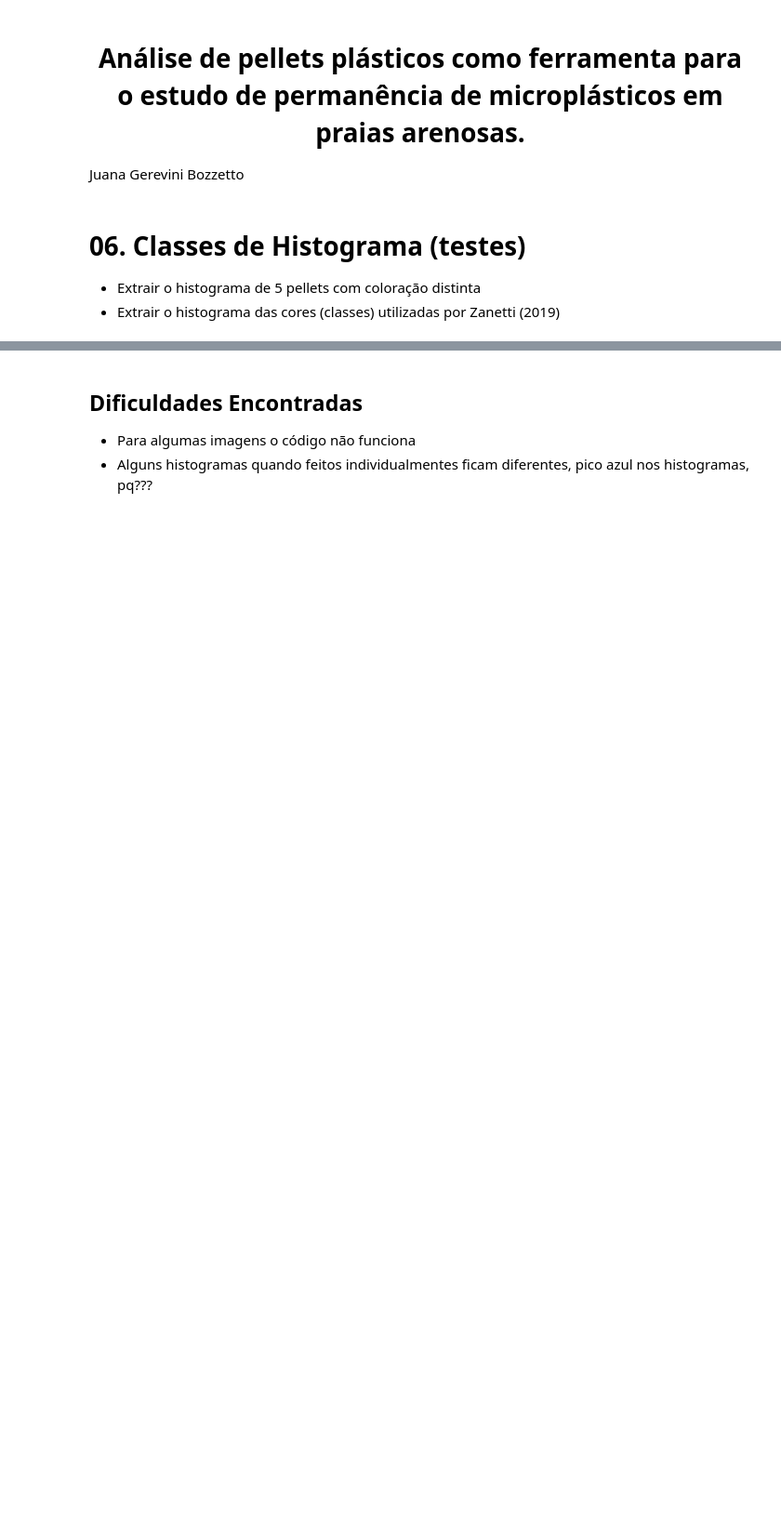
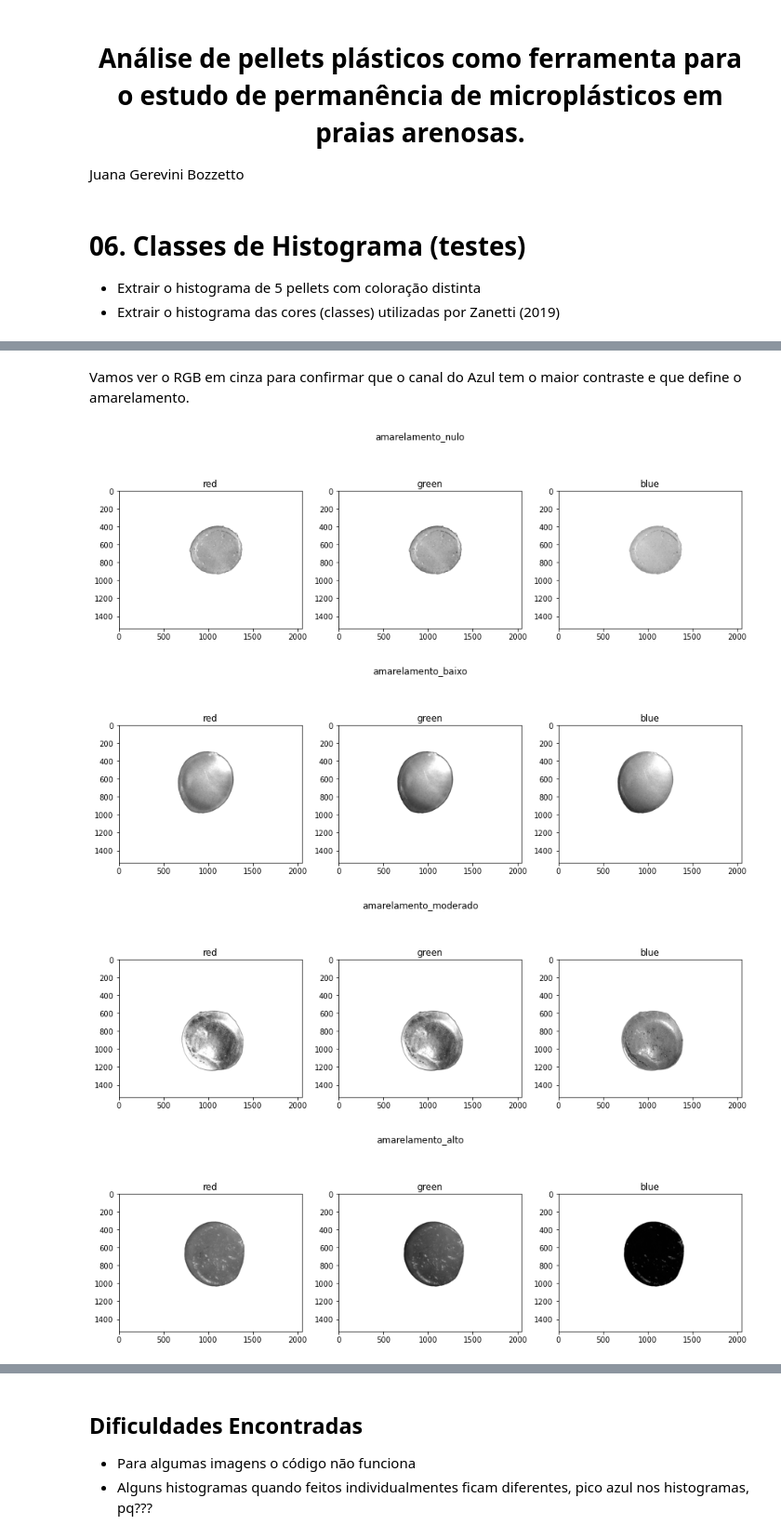
Before and after one commit to LaPoGeoMar/Proj_Pellets_Amarelamento, a Jupyter notebook: notebooks/rotina_06.ipynb, the cells around one changed output, grey strips where cells are left out. Shown at 93% size. Cells and saved outputs as stored; diff of their text form; code cells hidden in the pictures; blank space fills up the shorter version.

```diff
--- a/notebooks/rotina_06.ipynb
+++ b/notebooks/rotina_06.ipynb
@@ -77,0 +102,18 @@ for masked, title in zip(masked_list,lista_fotos):
+# %% [markdown]
+Vamos ver o RGB em cinza para confirmar que o canal do Azul tem o maior contraste e que define o amarelamento.
+# %%
+def plot_hist(foto, data):
+    fig, axes = plt.subplots(ncols=3, figsize=(15, 5))
+    fig.suptitle(foto)
+    for channel_id, c, ax in zip(channel_ids, colors, axes):
+        gray = masked[..., channel_id]
+        ax.set_title(c)
+        ax.imshow(gray, cmap="gray")
+
+for foto, (masked, maskr) in images_nobg.items():
+    plot_hist(foto, masked)
+# %% [output]
+[figure, added]
+[figure, added]
+[figure, added]
+[figure, added]
```
Also changed, not shown: parts of 10 cells of this notebook.
